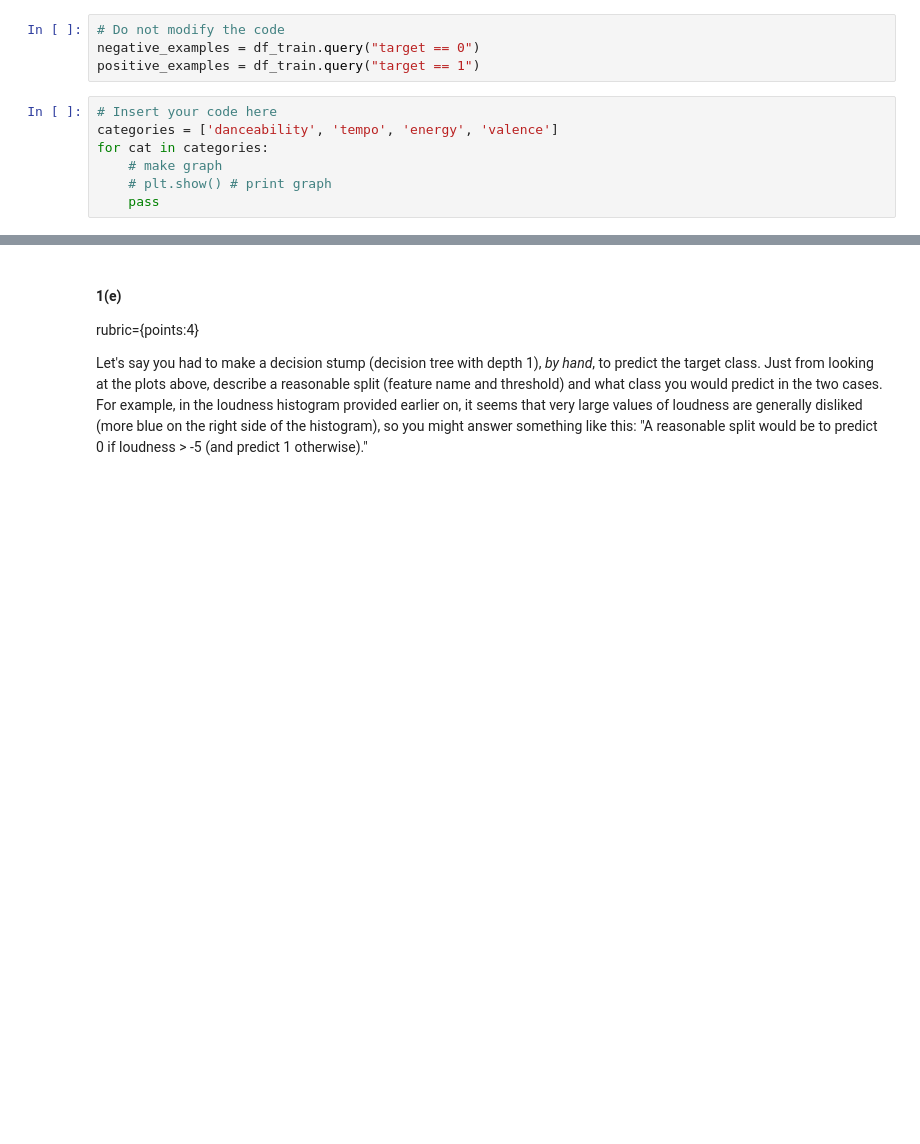
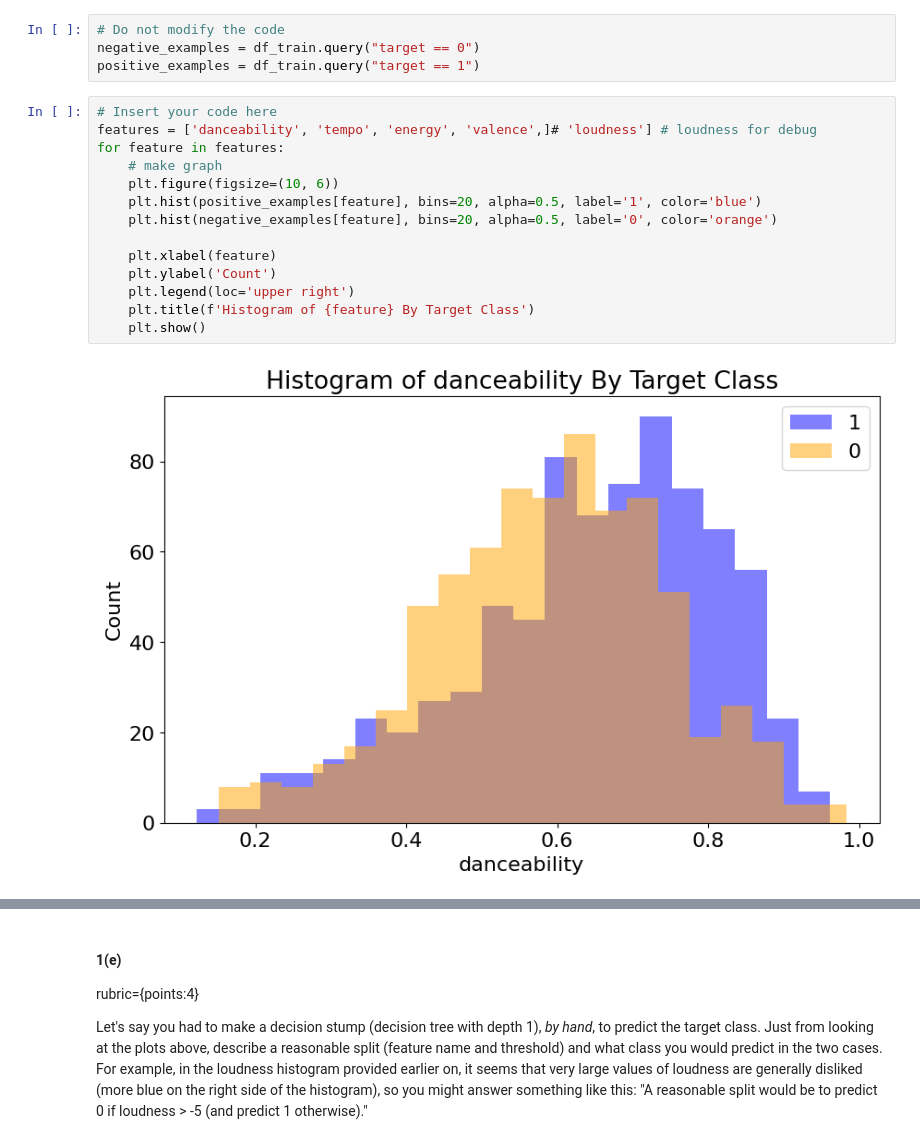
Before and after one commit to cartwatson/course-work, a Jupyter notebook: 4320-intro-to-AIML/2assign/CS4320_hw2.ipynb, the cells around one changed output, grey strips where cells are left out. Cells and saved outputs as stored; diff of their text form; blank space fills up the shorter version.

```diff
--- a/4320-intro-to-AIML/2assign/CS4320_hw2.ipynb
+++ b/4320-intro-to-AIML/2assign/CS4320_hw2.ipynb
@@ -128,10 +149,19 @@ Here is some code that separates out the dataset into positive and negative exam
 # Do not modify the code
 negative_examples = df_train.query("target == 0")
 positive_examples = df_train.query("target == 1")
-# %%
-# Insert your code here
-categories = ['danceability', 'tempo', 'energy', 'valence']
-for cat in categories:
-    # make graph
-    # plt.show() # print graph
-    pass
+# %%
+# Insert your code here
+features = ['danceability', 'tempo', 'energy', 'valence',]# 'loudness'] # loudness for debug
+for feature in features:
+    # make graph
+    plt.figure(figsize=(10, 6))
+    plt.hist(positive_examples[feature], bins=20, alpha=0.5, label='1', color='blue')
+    plt.hist(negative_examples[feature], bins=20, alpha=0.5, label='0', color='orange')
+
+    plt.xlabel(feature)
+    plt.ylabel('Count')
+    plt.legend(loc='upper right')
+    plt.title(f'Histogram of {feature} By Target Class')
+    plt.show()
+# %% [output]
+[figure, added]
```
Also changed, not shown: parts of 34 cells of this notebook, 3 other files.
